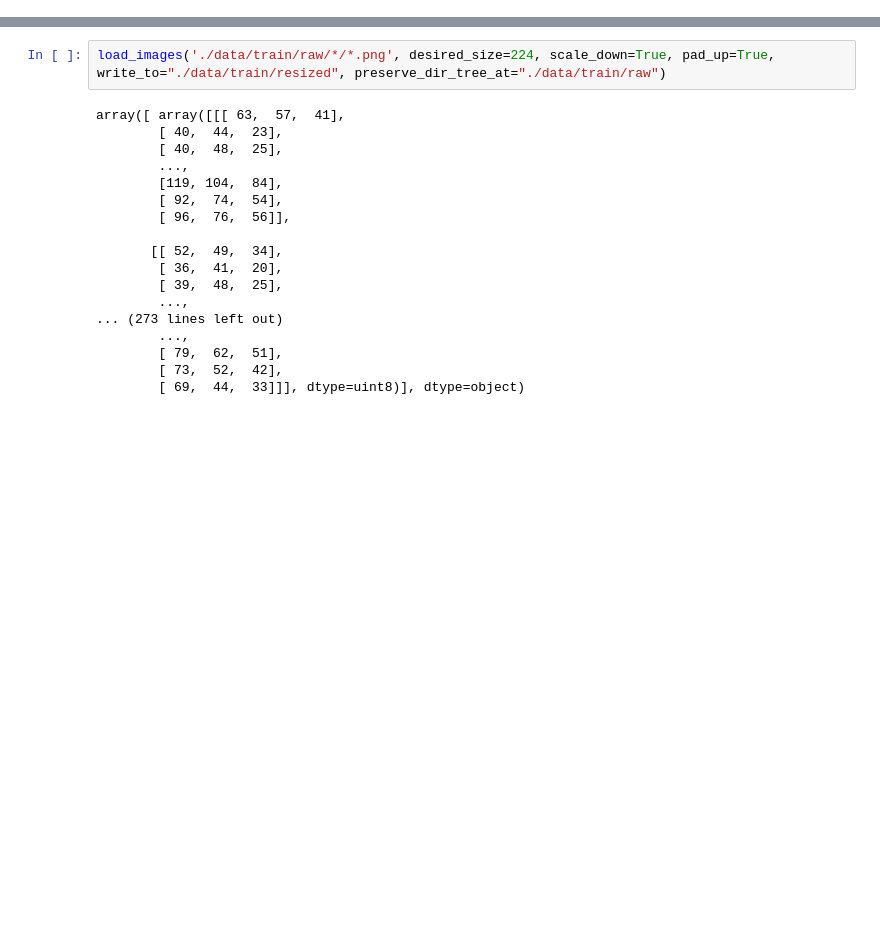
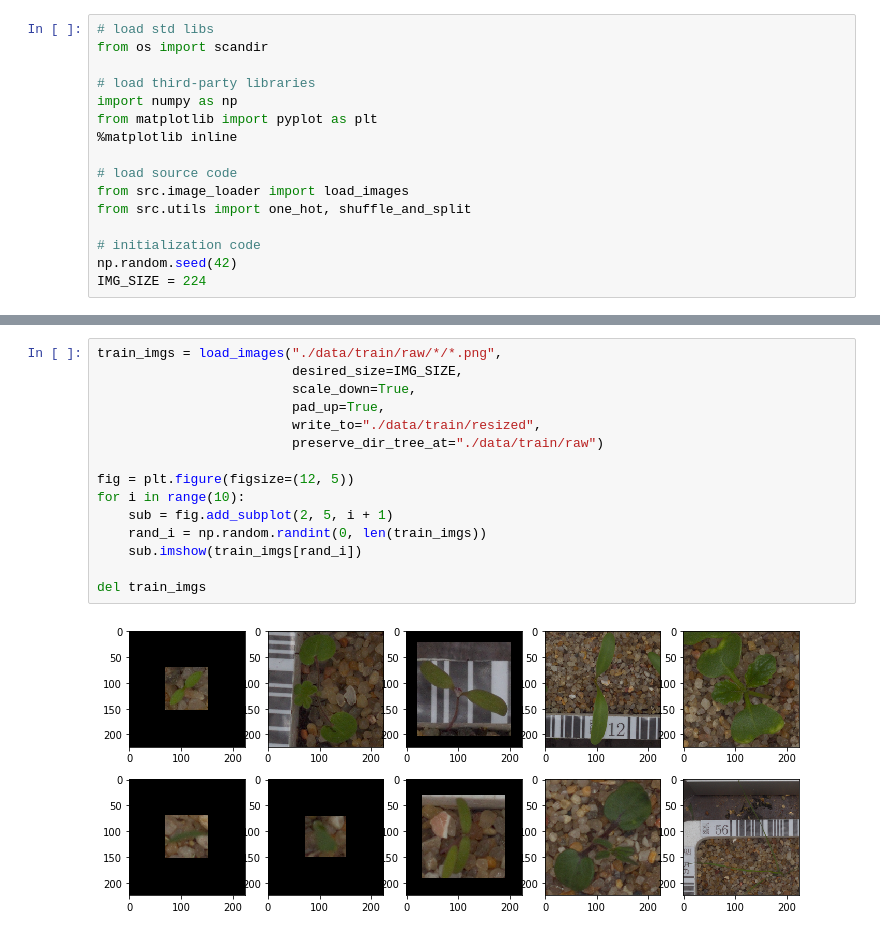
Before and after one commit to acarl005/mids-w207-final, a Jupyter notebook: main.ipynb, the cells around one changed output, grey strips where cells are left out. Saved outputs shown, nothing was run; the diff lists cells and outputs as text; blank space fills up the shorter version.

Commit message:
get data loaded and partitioned to train/dev

```diff
--- a/main.ipynb
+++ b/main.ipynb
@@ -2,0 +1,16 @@ from src.image_loader import load_images
+# %%
+# load std libs
+from os import scandir
+
+# load third-party libraries
+import numpy as np
+from matplotlib import pyplot as plt
+%matplotlib inline
+
+# load source code
+from src.image_loader import load_images
+from src.utils import one_hot, shuffle_and_split
+
+# initialization code
+np.random.seed(42)
+IMG_SIZE = 224
@@ -3,20 +20,17 @@ from src.image_loader import load_images
 # %%
-load_images('./data/train/raw/*/*.png', desired_size=224, scale_down=True, pad_up=True, write_to="./data/train/resized", preserve_dir_tree_at="./data/train/raw")
+train_imgs = load_images("./data/train/raw/*/*.png",
+                         desired_size=IMG_SIZE,
+                         scale_down=True,
+                         pad_up=True,
+                         write_to="./data/train/resized",
+                         preserve_dir_tree_at="./data/train/raw")
+
+fig = plt.figure(figsize=(12, 5))
+for i in range(10):
+    sub = fig.add_subplot(2, 5, i + 1)
+    rand_i = np.random.randint(0, len(train_imgs))
+    sub.imshow(train_imgs[rand_i])
+
+del train_imgs
 # %% [output]
-array([ array([[[ 63,  57,  41],
-        [ 40,  44,  23],
-        [ 40,  48,  25],
-        ...,
-        [119, 104,  84],
-        [ 92,  74,  54],
-        [ 96,  76,  56]],
-
-       [[ 52,  49,  34],
-        [ 36,  41,  20],
-        [ 39,  48,  25],
-        ...,
-... (273 lines left out)
-        ...,
-        [ 79,  62,  51],
-        [ 73,  52,  42],
-        [ 69,  44,  33]]], dtype=uint8)], dtype=object)
+[figure, added]
```
Also changed, not shown: parts of 4 cells of this notebook, 4 other files.
